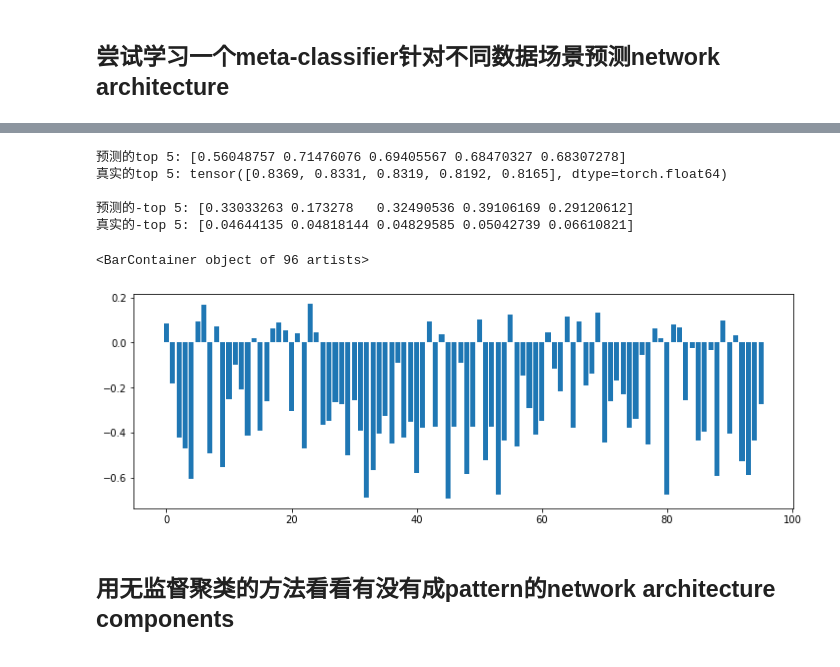
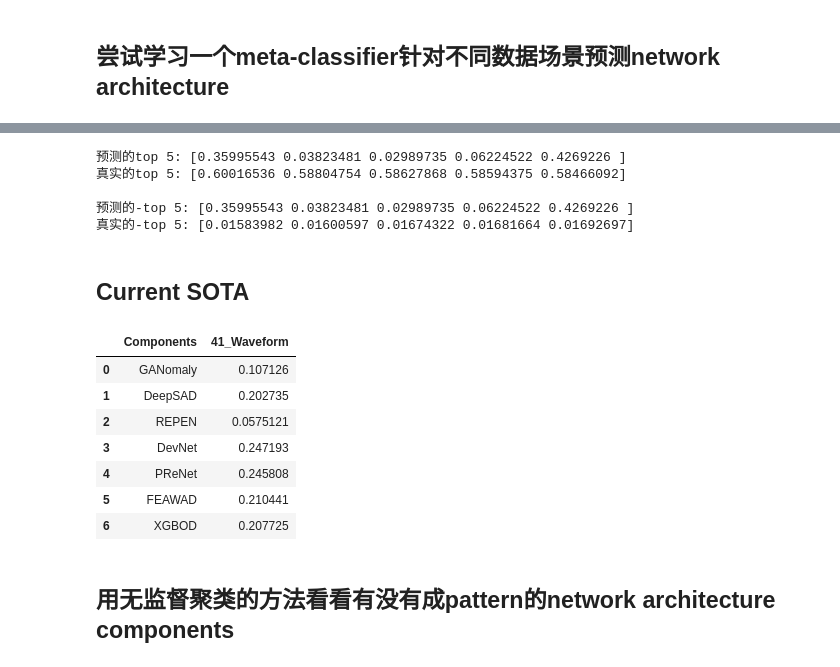
Before and after one commit to Minqi824/ADGym, a Jupyter notebook: result_analysis.ipynb, the cells around one changed output, grey strips where cells are left out. Saved outputs shown, nothing was run; the diff lists cells and outputs as text; code cells hidden in the pictures.

```diff
--- a/result_analysis.ipynb
+++ b/result_analysis.ipynb
@@ -237,22 +249,54 @@ with torch.no_grad():
     _, pred = model(meta_features=X_test_meta_features, components=X_test_components)
 
 print(f'预测的top 5: {ground_truth[torch.topk(pred.squeeze(), 5).indices]}')
-print(f'真实的top 5: {torch.topk(torch.tensor(ground_truth), 5).values}\n')
+print(f'真实的top 5: {torch.topk(torch.tensor(ground_truth), 5).values.numpy()}\n')
 
 print(f'预测的-top 5: {ground_truth[torch.topk(-pred.squeeze(), 5).indices]}')
 print(f'真实的-top 5: {ground_truth[torch.topk(torch.tensor(-ground_truth), 5).indices]}')
 # %% [output]
-预测的top 5: [0.56048757 0.71476076 0.69405567 0.68470327 0.68307278]
-真实的top 5: tensor([0.8369, 0.8331, 0.8319, 0.8192, 0.8165], dtype=torch.float64)
+预测的top 5: [0.35995543 0.03823481 0.02989735 0.06224522 0.4269226 ]
+真实的top 5: [0.60016536 0.58804754 0.58627868 0.58594375 0.58466092]
 
-预测的-top 5: [0.33033263 0.173278   0.32490536 0.39106169 0.29120612]
-真实的-top 5: [0.04644135 0.04818144 0.04829585 0.05042739 0.06610821]
+预测的-top 5: [0.35995543 0.03823481 0.02989735 0.06224522 0.4269226 ]
+真实的-top 5: [0.01583982 0.01600597 0.01674322 0.01681664 0.01692697]
 # %%
-plt.figure(figsize=(12, 4))
-plt.bar(np.arange(pred.size(0)), pred.squeeze().numpy() - ground_truth)
+# plt.figure(figsize=(12, 4))
+# plt.bar(np.arange(pred.size(0)), pred.squeeze().numpy() - ground_truth)
-# %% [output]
-<BarContainer object of 96 artists>
-[figure, removed]
+# %% [markdown]
+## Current SOTA
+# %%
+# Current SOTA model (semi-supervised)
+result_SOTA_semi = pd.read_csv('result/' + metric + '_SOTA_semi-supervise.csv')
+result_SOTA_semi.rename(columns={'Unnamed: 0':'Params'}, inplace=True)
+
+params = [ast.literal_eval(_) for _ in result_SOTA_semi['Params']]
+result_SOTA_semi = result_SOTA_semi[[_[1] != 0.0 for _ in params]]
+
+result_SOTA = pd.DataFrame(data=None, columns=['Components'] + list(result.columns[1:]) + [test_dataset])
+result_SOTA['Components'] = result_SOTA_semi.columns[1:]
+
+for i in range(result_SOTA.shape[0]):
+    for j in range(1, result_SOTA.shape[1]):
+        model = result_SOTA['Components'][i]
+        dataset = result_SOTA.columns[j]
+
+        aveperform = np.mean(result_SOTA_semi[[ast.literal_eval(_)[0]==dataset for _ in result_SOTA_semi['Params']]][model])
+        result_SOTA.iloc[i, j] = aveperform
+
+# result_SOTA = pd.concat([result_SOTA['Components'], result_SOTA.iloc[:, 1:].apply(np.mean, axis=1)], axis=1)
+# result_SOTA.columns = ['Components', 'AvePerform']
+# result_SOTA['AvePerform'] = result_SOTA['AvePerform'] * 100
+# %%
+result_SOTA[['Components', test_dataset]]
+# %% [output]
+|  | Components | 41_Waveform |
+| 0 | GANomaly | 0.107126 |
+| 1 | DeepSAD | 0.202735 |
+| 2 | REPEN | 0.0575121 |
+| 3 | DevNet | 0.247193 |
+| 4 | PReNet | 0.245808 |
+| 5 | FEAWAD | 0.210441 |
+| 6 | XGBOD | 0.207725 |
 # %% [markdown]
 ## 用无监督聚类的方法看看有没有成pattern的network architecture components
 # %%
```
Also changed, not shown: parts of 10 cells of this notebook, 3 other files.
